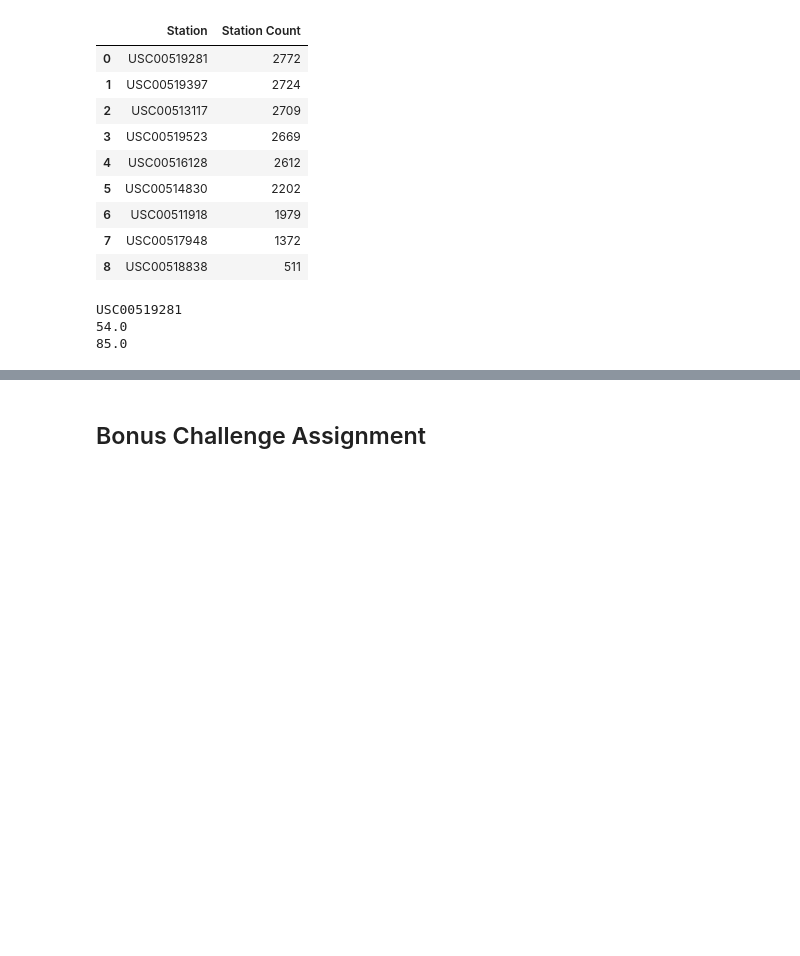
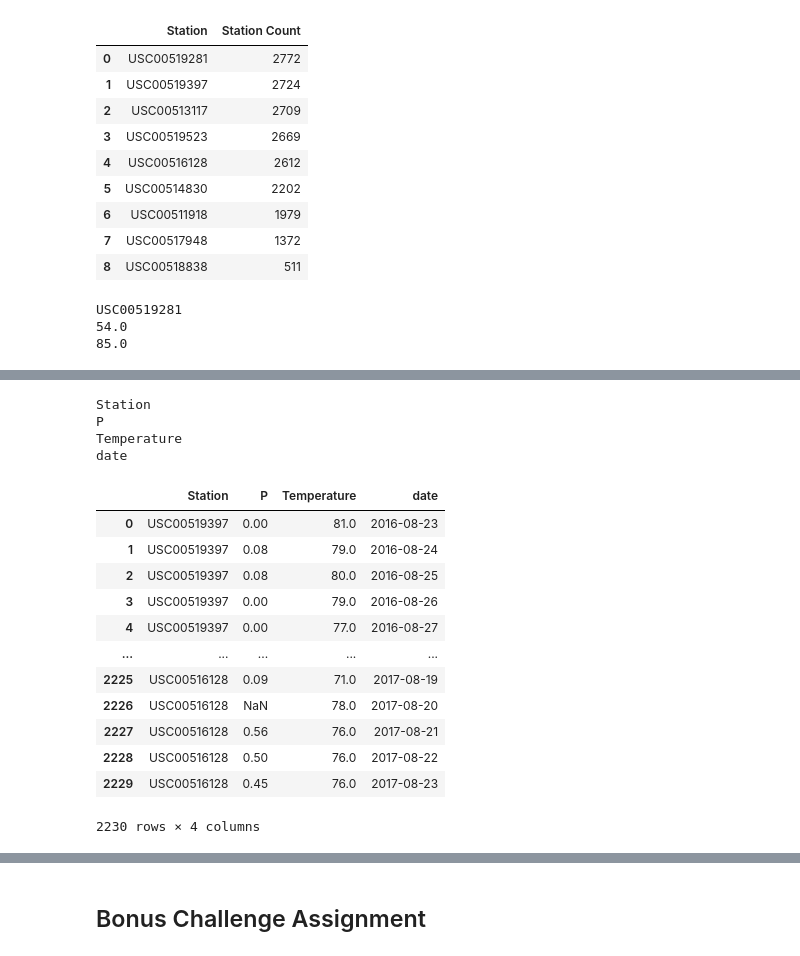
Before and after one commit to annmcnamara/sqlalchemy-challenge, a Jupyter notebook: climate_starter.ipynb, the cells around one changed output, grey strips where cells are left out. Drawn from its saved outputs; the diff is of its cells as text; code cells hidden in the pictures; blank space fills up the shorter version.

```diff
--- a/climate_starter.ipynb
+++ b/climate_starter.ipynb
@@ -221,0 +233,30 @@ my_df
+# %%
+
+results = session.query(Measurement.station, Measurement.prcp, Measurement.tobs, Measurement.date)\
+                .filter(and_(Measurement.date >= one_year_before_str, Measurement.date <= last_date_str))
+
+
+temperature_obs_df = pd.DataFrame(results[:], columns=['Station', 'P', 'Temperature', 'date'])
+
+for t in temperature_obs_df:
+    print(t)
+
+temperature_obs_df
+# %% [output]
+Station
+P
+Temperature
+date
+|  | Station | P | Temperature | date |
+| 0 | USC00519397 | 0.00 | 81.0 | 2016-08-23 |
+| 1 | USC00519397 | 0.08 | 79.0 | 2016-08-24 |
+| 2 | USC00519397 | 0.08 | 80.0 | 2016-08-25 |
+| 3 | USC00519397 | 0.00 | 79.0 | 2016-08-26 |
+| 4 | USC00519397 | 0.00 | 77.0 | 2016-08-27 |
+| ... | ... | ... | ... | ... |
+| 2225 | USC00516128 | 0.09 | 71.0 | 2017-08-19 |
+| 2226 | USC00516128 | NaN | 78.0 | 2017-08-20 |
+| 2227 | USC00516128 | 0.56 | 76.0 | 2017-08-21 |
+| 2228 | USC00516128 | 0.50 | 76.0 | 2017-08-22 |
+| 2229 | USC00516128 | 0.45 | 76.0 | 2017-08-23 |
+2230 rows × 4 columns
```
Also changed, not shown: parts of 12 cells of this notebook.
